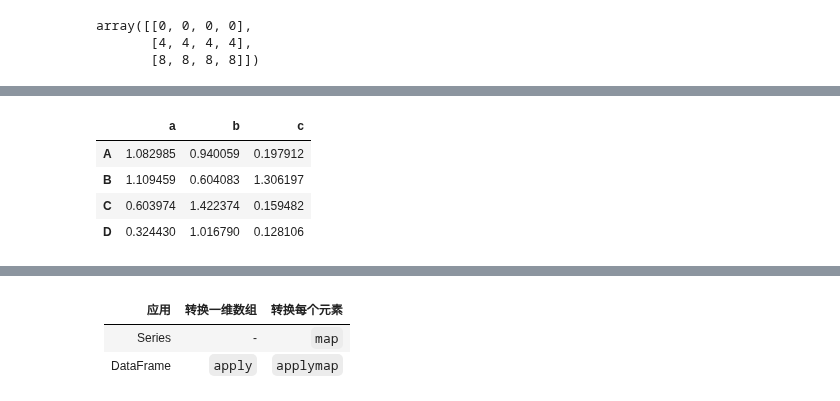
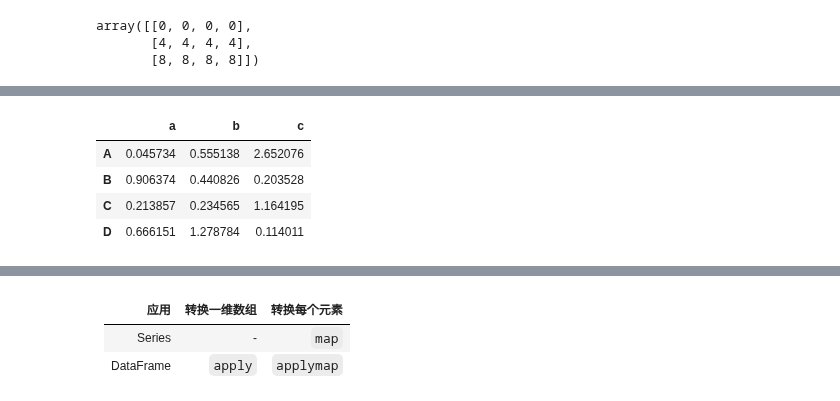
Before and after one commit to hugolu/learn-python, a Jupyter notebook: python-for-data-analysis/ch05-getting-started-with-pandas.ipynb, the cells around one changed output, grey strips where cells are left out. Drawn from its saved outputs; the diff is of its cells as text; code cells hidden in the pictures.

```diff
--- a/python-for-data-analysis/ch05-getting-started-with-pandas.ipynb
+++ b/python-for-data-analysis/ch05-getting-started-with-pandas.ipynb
@@ -979,7 +864,5 @@ frame.sub(series3, axis='index')
 # %%
-frame = DataFrame(np.random.randn(4,3),
-                 columns=list('abc'),
-                 index=list('ABCD'))
-frame
+d = DataFrame(np.random.randn(4,3), columns=list('abc'), index=list('ABCD'))
+d
 # %% [output]
 |  | a | b | c |
@@ -990,10 +873,10 @@ frame
 # %%
-frame.apply(np.abs) # 等同 np.abs(frame)
+d.apply(np.abs) # 等同 np.abs(frame)
 # %% [output]
 |  | a | b | c |
-| A | 1.082985 | 0.940059 | 0.197912 |
-| B | 1.109459 | 0.604083 | 1.306197 |
-| C | 0.603974 | 1.422374 | 0.159482 |
-| D | 0.324430 | 1.016790 | 0.128106 |
+| A | 0.045734 | 0.555138 | 2.652076 |
+| B | 0.906374 | 0.440826 | 0.203528 |
+| C | 0.213857 | 0.234565 | 1.164195 |
+| D | 0.666151 | 1.278784 | 0.114011 |
 # %%
 # 将函数应用到由各row或column所形成的一维数组上
```
Also changed, not shown: parts of 155 cells of this notebook.
